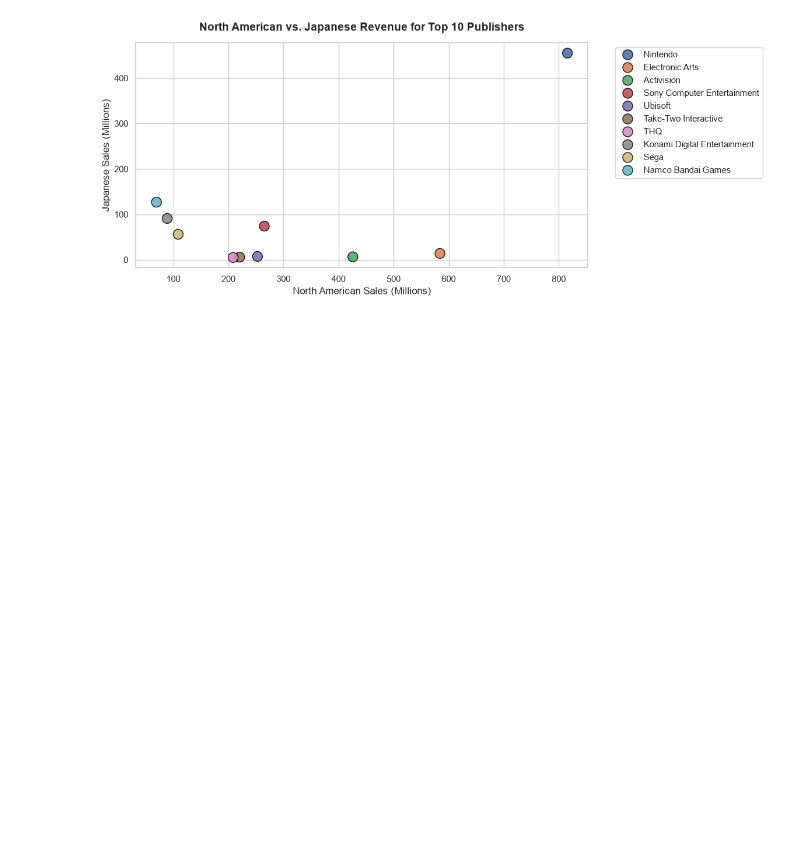
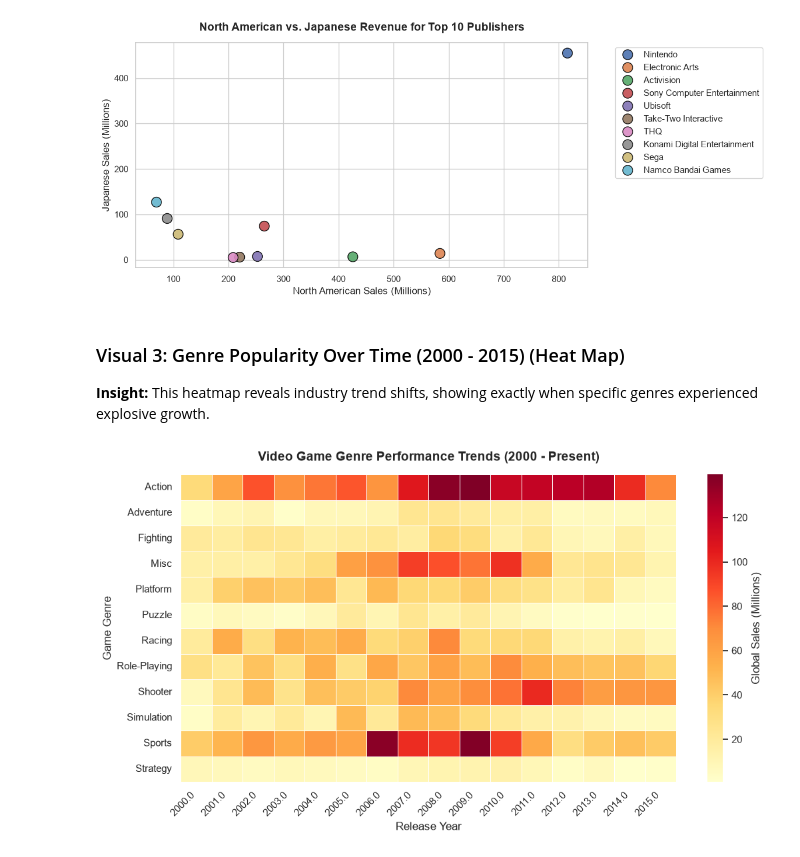
Before and after one commit to abdullah-shbz/asl-internship-aiml-week2-muhammad-abdullah, a Jupyter notebook: vgsales_eda.ipynb, the cells around one changed output. Cells and saved outputs as stored; diff of their text form; code cells hidden in the pictures; blank space fills up the shorter version.

Commit message:
Added Heat Map

```diff
--- a/vgsales_eda.ipynb
+++ b/vgsales_eda.ipynb
@@ -254,3 +254,25 @@ plt.legend(bbox_to_anchor=(1.05, 1), loc='upper left')
 plt.show()
 # %% [output]
 [figure]
+# %% [markdown]
+### Visual 3: Genre Popularity Over Time (2000 - 2015) (Heat Map)
+**Insight:** This heatmap reveals industry trend shifts, showing exactly when specific genres experienced explosive growth.
+# %%
+plt.figure(figsize=(12, 6))
+
+sns.heatmap(
+    recent_years_pivot,
+    cmap='YlOrRd',
+    linewidths=0.5,
+    cbar_kws={'label': 'Global Sales (Millions)'}
+)
+
+plt.title('Video Game Genre Performance Trends (2000 - Present)', fontsize=14, fontweight='bold', pad=15)
+plt.xlabel('Release Year', fontsize=12)
+plt.ylabel('Game Genre', fontsize=12)
+
+plt.xticks(rotation=45, ha='right') # titlting the years at the bottom to increase readibility
+
+plt.show()
+# %% [output]
+[figure, added]
```
